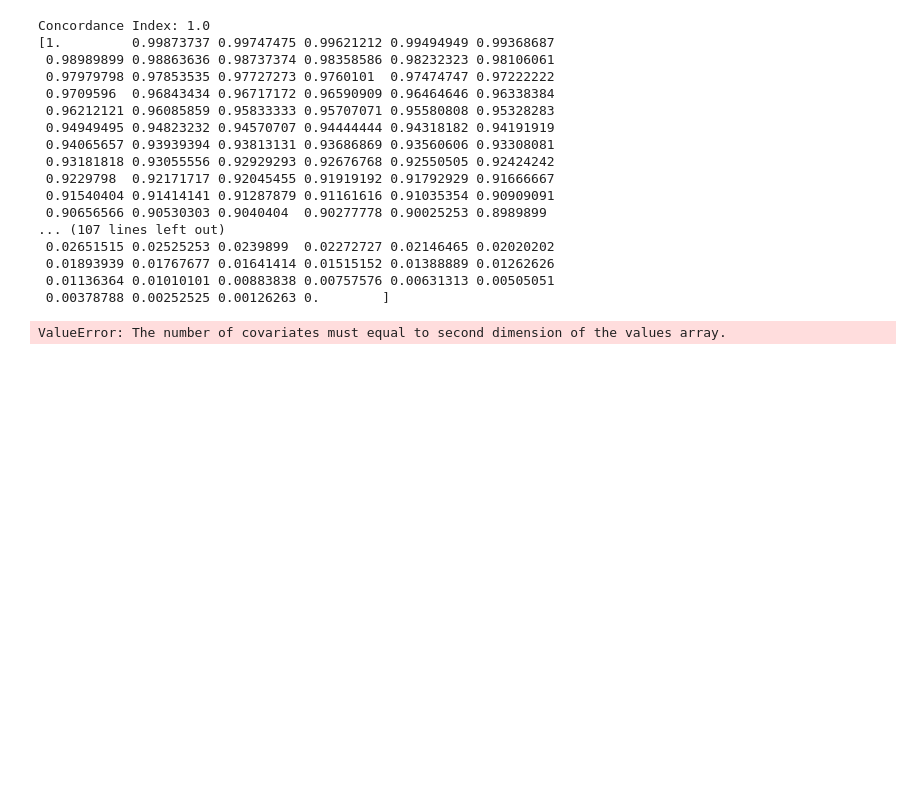
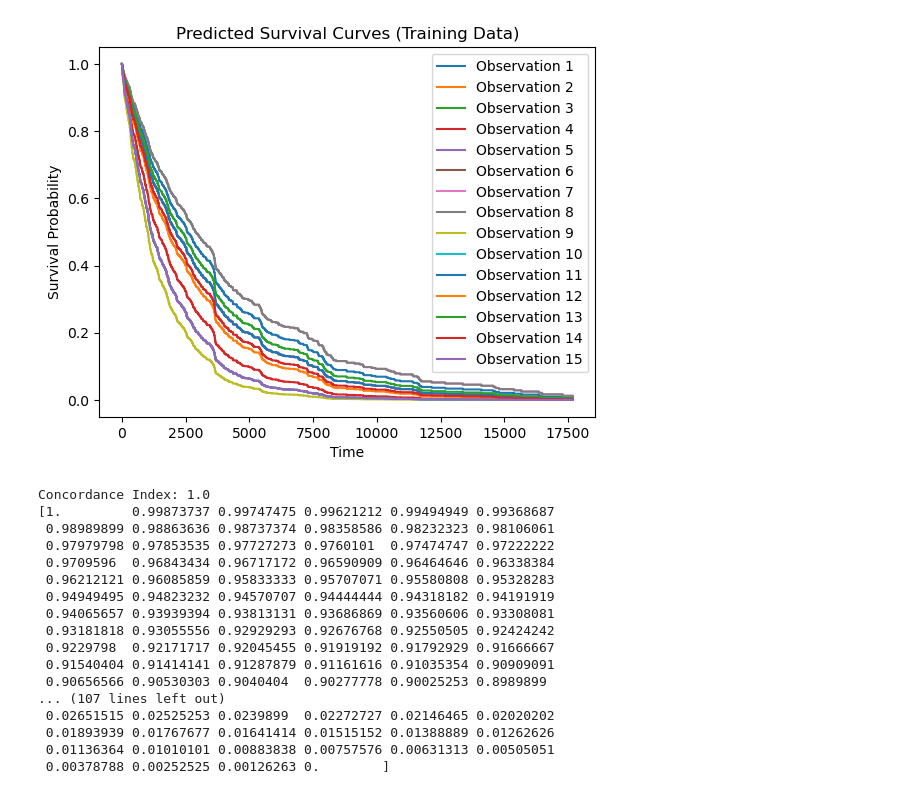
Before and after one commit to myguardian/Osteoporosis, a Jupyter notebook: 6-Survival_Analysis/Survival-Synthetic.ipynb, the cells around one changed output. Saved outputs shown, nothing was run; the diff lists cells and outputs as text; code cells hidden in the pictures; blank space fills up the shorter version.

```diff
--- a/6-Survival_Analysis/Survival-Synthetic.ipynb
+++ b/6-Survival_Analysis/Survival-Synthetic.ipynb
@@ -56,7 +56,7 @@ y = ( abs( datebone - obreak_date))
 X = data.drop(["obreak_date","datebone"],axis=1)
 selectedColumns = [ 'PatientAge', "PatientGender",'parentbreak', 'alcohol',
                 'arthritis', 'diabetes',
-                'oralster', 'smoke', 'obreak']
+                'oralster', 'smoke', 'obreak','ptunsteady','obreak_hip','marital','whereliv','ptfall','obreak_frac_count','specialistReferral','fpp_info','obreak_spine','obreak_pelvis']
 dropList = []
 for i in data:
     if data[i].dtypes == 'O':
@@ -80,4 +80,5 @@ structured_array = np.rec.array(swapped.to_records(index=False))
 
 mergedBeforeEncoding = pd.concat([X[selectedColumns],swapped],axis=1)
 mergedBeforeEncoding
+data['whereliv'].value_counts()
 # %% [output]
@@ -140,7 +135,7 @@ augmented_data = pd.concat([mergedBeforeEncoding, synthetic_data], ignore_index=
 selected_features["Feature"] = feature_names
 
 cat_features = ['parentbreak', 'alcohol',
-                'oralster', 'smoke'
+                'oralster', 'smoke','ptunsteady','marital','whereliv','ptfall','obreak_frac_count','specialistReferral','fpp_info','obreak_spine','obreak_pelvis'
                 # These features were determined to apply minimal impact even
                 # 'respdisease', 'hbp','heartdisease',
                 # 'ptunsteady', 'wasfractdue2fall', 'cholesterol',
@@ -158,3 +153,4 @@ X = augmented_data.drop(['event','time'],axis=1)
 y = augmented_data[['event','time']]
 
 y = np.rec.array(y.to_records(index=False))
+data['marital'].value_counts()
@@ -299,3 +370,39 @@ Cross-validated C-index: 0.544
+# %%
+import pandas as pd
+import matplotlib.pyplot as plt
+from sksurv.util import Surv
+from sksurv.linear_model import CoxPHSurvivalAnalysis
+from sklearn.model_selection import train_test_split
+
+# Select the subset of features from X
+selected_features = ['whereliv_1.0', 'ptfall_1', 'fpp_info_3', 'whereliv_2.0', 'fpp_info_2', 'fxworried_3.0', 'rsrch_data_use_0.0', 'specialistReferral_2']
+X_subset = X[selected_features]
+
+# Split the data into training and testing sets
+X_train, X_test, y_train, y_test = train_test_split(X_subset, y, test_size=0.2, random_state=42)
+
+# Convert y_train to a pandas DataFrame
+y_train_df = pd.DataFrame.from_records(y_train, columns=["time", "event"])
+
+# Fit the CoxPHSurvivalAnalysis model on the training data
+coxph = CoxPHSurvivalAnalysis()
+coxph.fit(X_train, Surv.from_dataframe(event="event", time="time", data=y_train_df))
+
+# Predict the survival curves for the training data
+predicted_survival = coxph.predict_survival_function(X_train)
+
+# Plot the survival curves for the first 15 samples
+num_samples = 15
+for i, sf in enumerate(predicted_survival[:num_samples]):
+    plt.step(sf.x, sf.y, where="post", label=f"Observation {i+1}")
+
+plt.xlabel('Time')
+plt.ylabel('Survival Probability')
+plt.title('Predicted Survival Curves (Training Data)')
+plt.legend()
+plt.show()
+# %% [output]
+[figure, added]
 # %%
 from sksurv.nonparametric import kaplan_meier_estimator
 from lifelines.utils import concordance_index
@@ -328,4 +435,3 @@ Concordance Index: 1.0
  0.01893939 0.01767677 0.01641414 0.01515152 0.01388889 0.01262626
  0.01136364 0.01010101 0.00883838 0.00757576 0.00631313 0.00505051
  0.00378788 0.00252525 0.00126263 0.        ]
-ValueError: The number of covariates must equal to second dimension of the values array.
```
Also changed, not shown: parts of 8 cells of this notebook, 2 other files.
